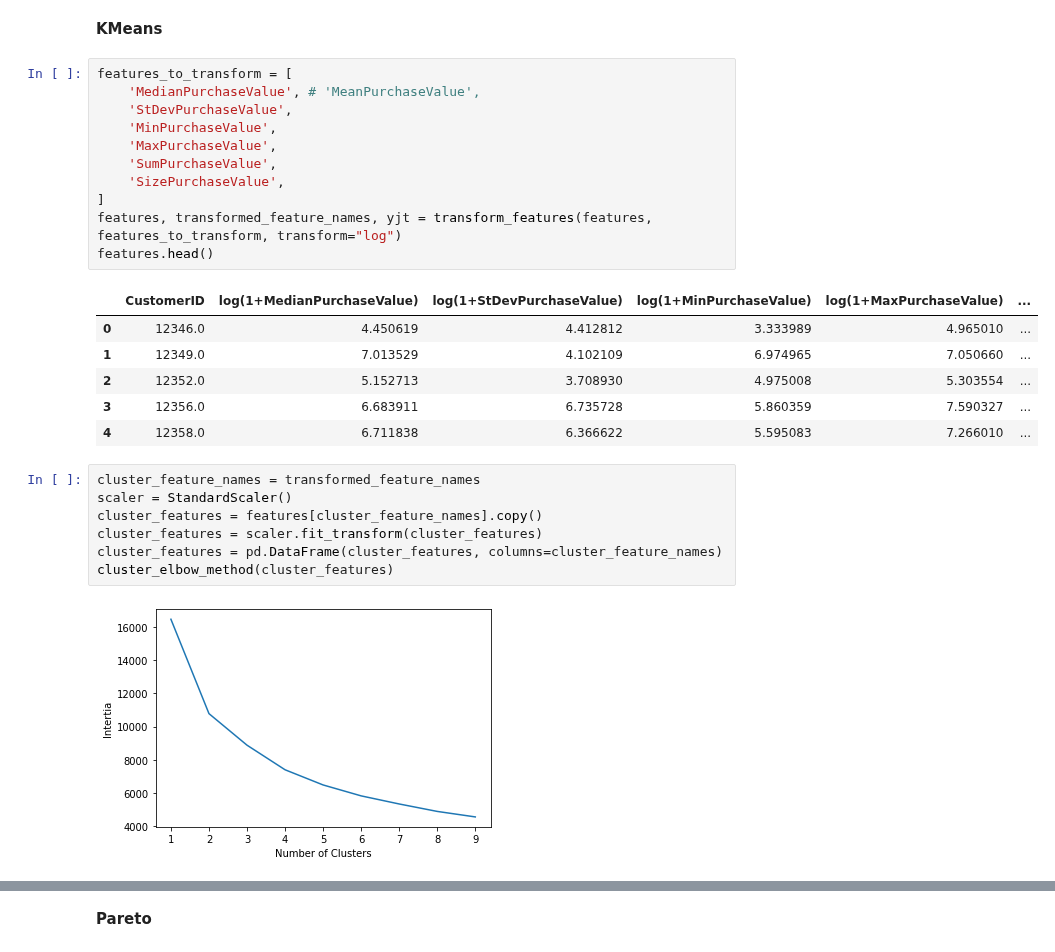
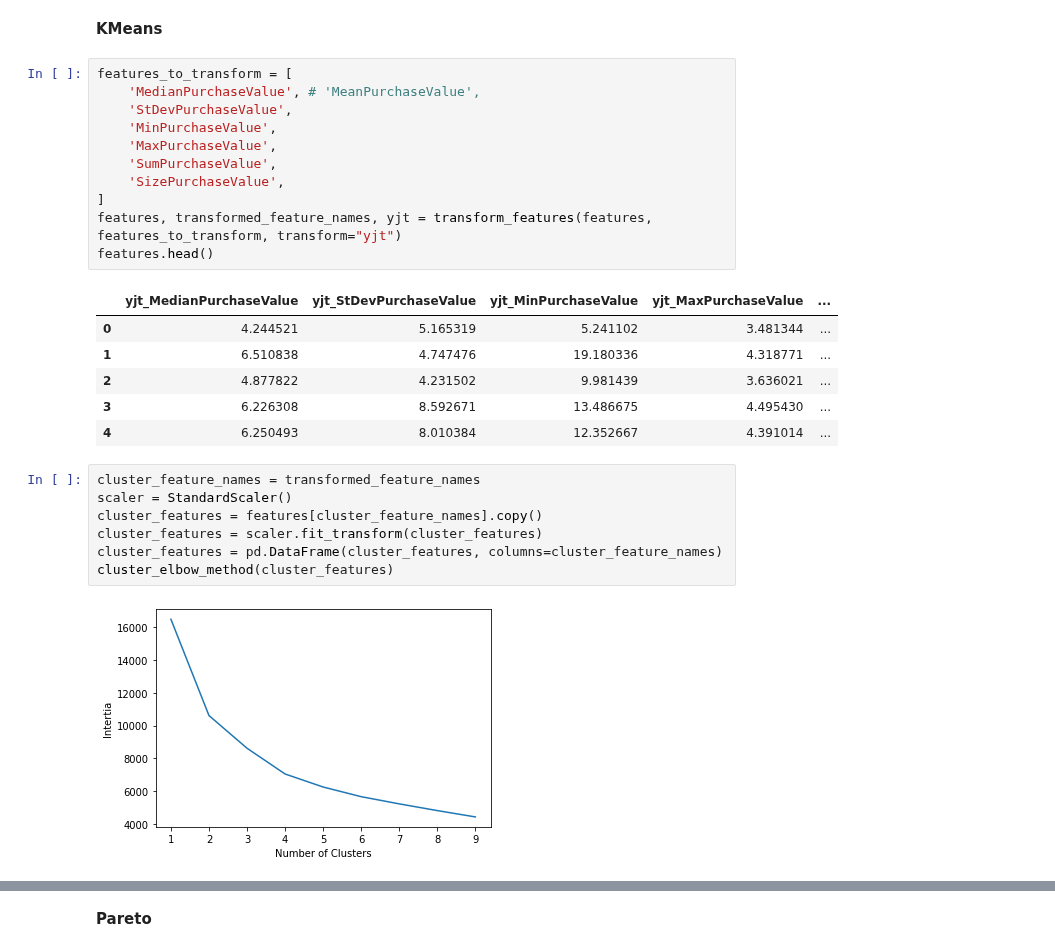
Before and after one commit to W-Tran/Online-Retail, a Jupyter notebook: clustering_daily.ipynb, the cells around one changed output, grey strips where cells are left out. Drawn from its saved outputs; the diff is of its cells as text.

```diff
--- a/clustering_daily.ipynb
+++ b/clustering_daily.ipynb
@@ -163,21 +163,21 @@ pd.DataFrame(
 # %%
 features_to_transform = [
     'MedianPurchaseValue', # 'MeanPurchaseValue',
     'StDevPurchaseValue',
     'MinPurchaseValue',
     'MaxPurchaseValue',
     'SumPurchaseValue',
     'SizePurchaseValue',
 ]
-features, transformed_feature_names, yjt = transform_features(features, features_to_transform, transform="log")
+features, transformed_feature_names, yjt = transform_features(features, features_to_transform, transform="yjt")
 features.head()
 # %% [output]
-|  | CustomerID | log(1+MedianPurchaseValue) | log(1+StDevPurchaseValue) | log(1+MinPurchaseValue) | log(1+MaxPurchaseValue) | ... |
-| 0 | 12346.0 | 4.450619 | 4.412812 | 3.333989 | 4.965010 | ... |
-| 1 | 12349.0 | 7.013529 | 4.102109 | 6.974965 | 7.050660 | ... |
-| 2 | 12352.0 | 5.152713 | 3.708930 | 4.975008 | 5.303554 | ... |
-| 3 | 12356.0 | 6.683911 | 6.735728 | 5.860359 | 7.590327 | ... |
-| 4 | 12358.0 | 6.711838 | 6.366622 | 5.595083 | 7.266010 | ... |
+|  | yjt_MedianPurchaseValue | yjt_StDevPurchaseValue | yjt_MinPurchaseValue | yjt_MaxPurchaseValue | ... |
+| 0 | 4.244521 | 5.165319 | 5.241102 | 3.481344 | ... |
+| 1 | 6.510838 | 4.747476 | 19.180336 | 4.318771 | ... |
+| 2 | 4.877822 | 4.231502 | 9.981439 | 3.636021 | ... |
+| 3 | 6.226308 | 8.592671 | 13.486675 | 4.495430 | ... |
+| 4 | 6.250493 | 8.010384 | 12.352667 | 4.391014 | ... |
 # %%
 cluster_feature_names = transformed_feature_names
 scaler = StandardScaler()
@@ -186,7 +186,7 @@ cluster_features = scaler.fit_transform(cluster_features)
 cluster_features = pd.DataFrame(cluster_features, columns=cluster_feature_names)
 cluster_elbow_method(cluster_features)
 # %% [output]
-[figure, old version]
+[figure, new version]
 # %%
 num_clusters = 4
 cluster_features, cluster_centers  = perform_km_clustering(cluster_features, num_clusters)
```
Also changed, not shown: parts of 12 cells of this notebook.
